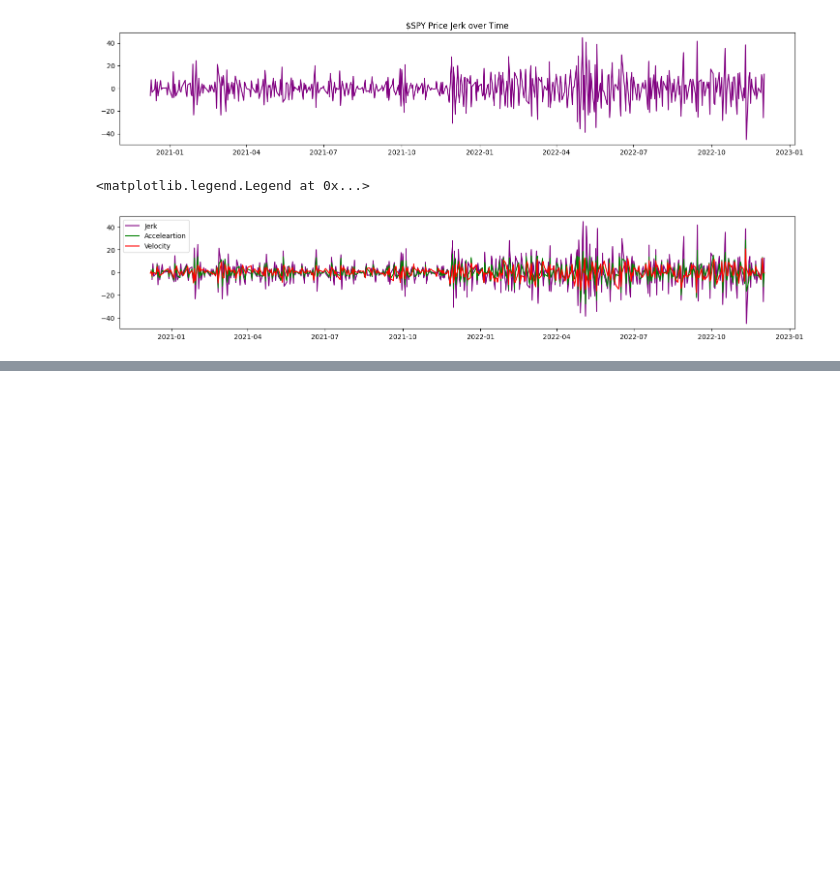
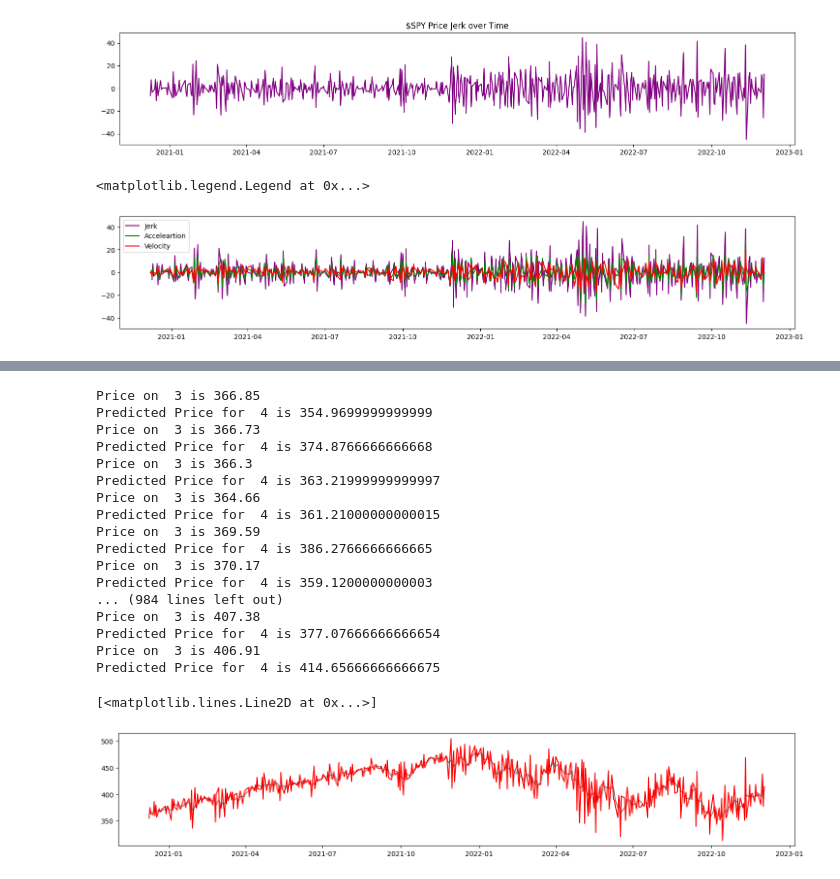
Before and after one commit to patrick-may/Differential-Equations-Stock-Modeler, a Jupyter notebook: jerkPredictorNB.ipynb, the cells around one changed output, grey strips where cells are left out. Drawn from its saved outputs; the diff is of its cells as text; code cells hidden in the pictures; blank space fills up the shorter version.

```diff
--- a/jerkPredictorNB.ipynb
+++ b/jerkPredictorNB.ipynb
@@ -65,0 +153,50 @@ we see the characteristic equation: $A\lambda^3 + B\lambda^2 + C\lambda + D = 0$
+# %%
+def calc_differences(price_points):
+    soln = []
+    for step in range(3, prices.size):
+        xi, xi_1, xi_2, xi_3 = price_points[step], price_points[step-1], price_points[step-2], price_points[step-3]
+        # our price at a certain point... is just the price at a certain point (😁)
+        p_x = xi
+        # 4 point backward first derivative finite difference
+        # difficulty finding this one... using a 3 point one for now as bandaid
+        v_x = (3 * xi - 4 * xi_1 + xi_2) / 2
+        # 4 point backward second derivative finite difference
+        a_x = (2 * xi) - (5 * xi_1) + (4 * xi_2) - (xi_3)
+        # 4 point backward third derivative finite difference
+        j_x = xi - (3 * xi_1) + (3 * xi_2) - (1 * xi_3)
+
+        step_vec = np.array([p_x, v_x, a_x, j_x])
+        soln.append(step_vec)
+    return soln
+
+better_diffs = calc_differences(prices)
+one_step_pred = []
+day = 3
+for row in better_diffs:
+    next_price = row[0] + row[1] + (1/2)*row[2] + (1/6)*row[3]
+    one_step_pred.append(next_price)
+    print("Price on ",day,"is",row[0])
+    print("Predicted Price for ",day+1,"is",next_price)
+
+plt.plot(timestamps[4:], prices[4:], color="grey")
+plt.plot(timestamps[3:], one_step_pred, color="red")
+# %% [output]
+Price on  3 is 366.85
+Predicted Price for  4 is 354.9699999999999
+Price on  3 is 366.73
+Predicted Price for  4 is 374.8766666666668
+Price on  3 is 366.3
+Predicted Price for  4 is 363.21999999999997
+Price on  3 is 364.66
+Predicted Price for  4 is 361.21000000000015
+Price on  3 is 369.59
+Predicted Price for  4 is 386.2766666666665
+Price on  3 is 370.17
+Predicted Price for  4 is 359.1200000000003
+... (984 lines left out)
+Price on  3 is 407.38
+Predicted Price for  4 is 377.07666666666654
+Price on  3 is 406.91
+Predicted Price for  4 is 414.65666666666675
+[<matplotlib.lines.Line2D at 0x...>]
+[figure, added]
```
Also changed, not shown: parts of 4 cells of this notebook.
